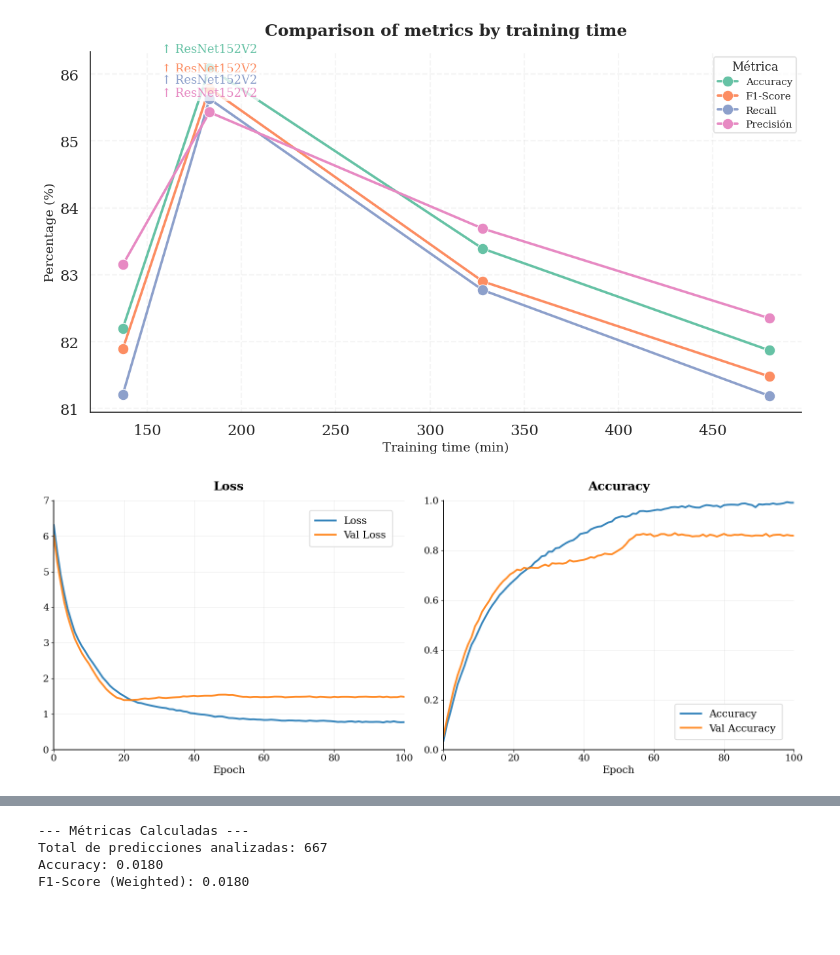
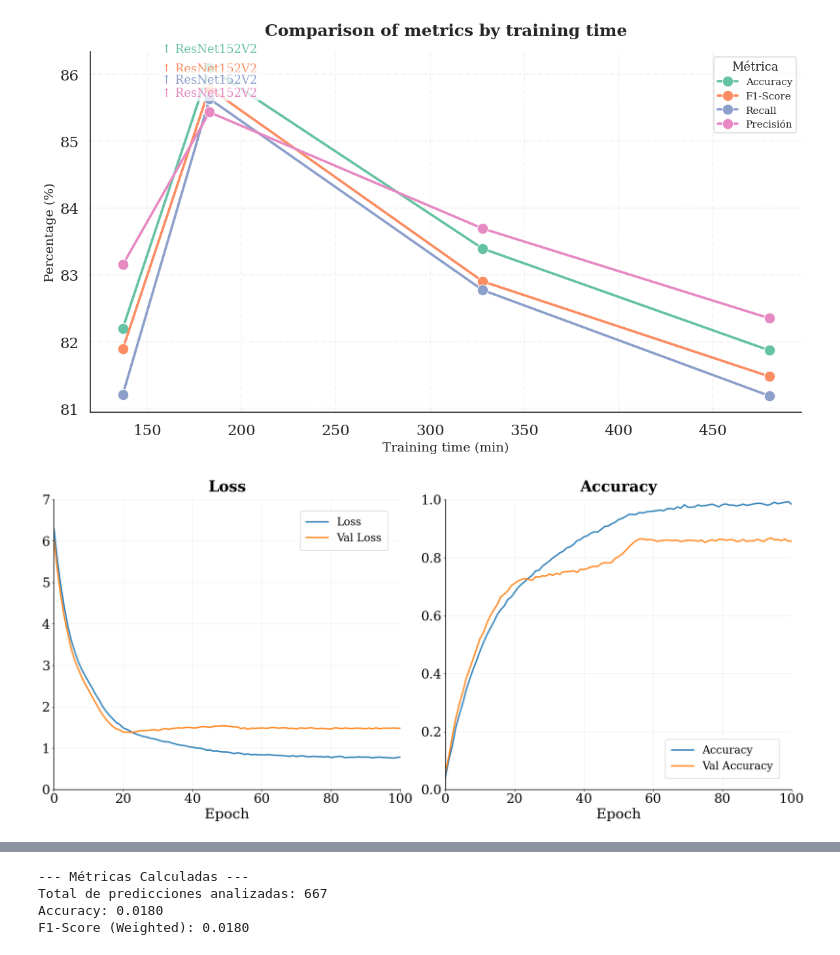
Before and after one commit to camiloacp/The-Evolutionary-Structure-of-Acoustic-Learnability-A-Deep-Learning-Approach-to-Neotropical-Birdsong, a Jupyter notebook: notebooks/17_plots.ipynb, the cells around one changed output, grey strips where cells are left out. Saved outputs shown, nothing was run; the diff lists cells and outputs as text; code cells hidden in the pictures; blank space fills up the shorter version.

Commit message:
fix: images

```diff
--- a/notebooks/17_plots.ipynb
+++ b/notebooks/17_plots.ipynb
@@ -271,7 +271,7 @@ plt.rcParams.update({
 # CREACIÓN DEL GRÁFICO FINAL CON TENDENCIAS EXACTAS
 # ============================================================================
 
-fig, (ax1, ax2) = plt.subplots(1, 2, figsize=(16, 7))
+fig, (ax1, ax2) = plt.subplots(1, 2, figsize=(20, 10))
 fig.patch.set_facecolor('white')
 
 # Paleta de colores idéntica a la imagen original
@@ -283,44 +283,45 @@ colors = {
 }
 
 # -------- GRÁFICO DE LOSS --------
 ax1.plot(epochs, loss, color=colors['loss'], label='Loss', linewidth=2.7, alpha=0.9)
 ax1.plot(epochs, val_loss, color=colors['val_loss'], label='Val Loss', linewidth=2.7, alpha=0.9)
 
-ax1.set_title('Loss', fontsize=18, fontweight='bold', pad=15)
-ax1.set_xlabel('Epoch', fontsize=15)
-ax1.set_ylabel('', fontsize=12)
+ax1.set_title('Loss', fontsize=28, fontweight='bold', pad=15)
+ax1.set_xlabel('Epoch', fontsize=26)
+ax1.set_ylabel('', fontsize=25)
+ax1.tick_params(axis="both", labelsize=24)
 
-ax1.legend(loc='upper right', fontsize=15, framealpha=0.95,
+ax1.legend(loc='upper right', fontsize=20, framealpha=0.95,
            bbox_to_anchor=(0.98, 0.98))
 ax1.set_xlim(0, 100)
 ax1.set_ylim(0, 7)
 ax1.grid(True, alpha=0.25, linestyle='-', linewidth=0.7)
 
 # -------- GRÁFICO DE ACCURACY --------
 ax2.plot(epochs, acc, color=colors['acc'], label='Accuracy', linewidth=2.7, alpha=0.9)
 ax2.plot(epochs, val_acc, color=colors['val_acc'], label='Val Accuracy', linewidth=2.7, alpha=0.9)
 
-ax2.set_title('Accuracy', fontsize=18, fontweight='bold', pad=15)
-ax2.set_xlabel('Epoch', fontsize=15)
-ax2.set_ylabel('', fontsize=12)
+ax2.set_title('Accuracy', fontsize=28, fontweight='bold', pad=15)
+ax2.set_xlabel('Epoch', fontsize=26)
+ax2.set_ylabel('', fontsize=25)
+ax2.tick_params(axis="both", labelsize=24)
 
-ax2.legend(loc='lower right', fontsize=15, framealpha=0.95,
+ax2.legend(loc='lower right', fontsize=20, framealpha=0.95,
            bbox_to_anchor=(0.98, 0.02))
 ax2.set_xlim(0, 100)
 ax2.set_ylim(0, 1.0)
 ax2.grid(True, alpha=0.25, linestyle='-', linewidth=0.7)
 
 # ============================================================================
 # GUARDADO Y VISUALIZACIÓN
 # ============================================================================
 
 plt.tight_layout(rect=[0, 0.03, 1, 0.95])
-plt.savefig('learning_curves_exactas.png', dpi=300, bbox_inches='tight',
-            facecolor='white', edgecolor='none')
+plt.savefig("../fig/learning_curves_exactas.png", dpi=600, bbox_inches="tight")
 
 plt.show()
 # %% [output]
-[figure, old version]
+[figure, new version]
 # %%
 import pandas as pd
 df = pd.read_csv("../src/data/incertidumbres_ResNet152V2.csv")
```
Also changed, not shown: 6 other files.
